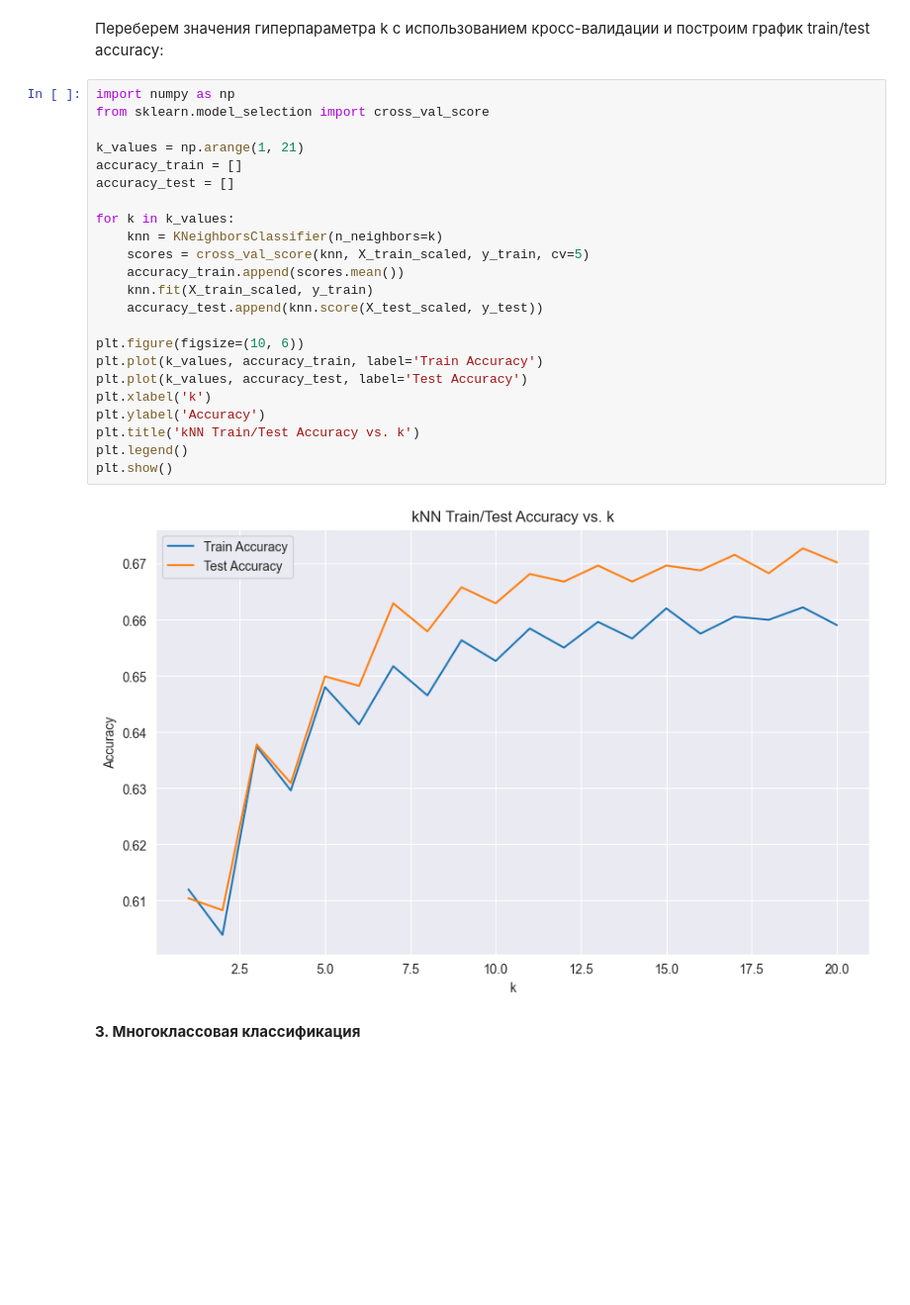
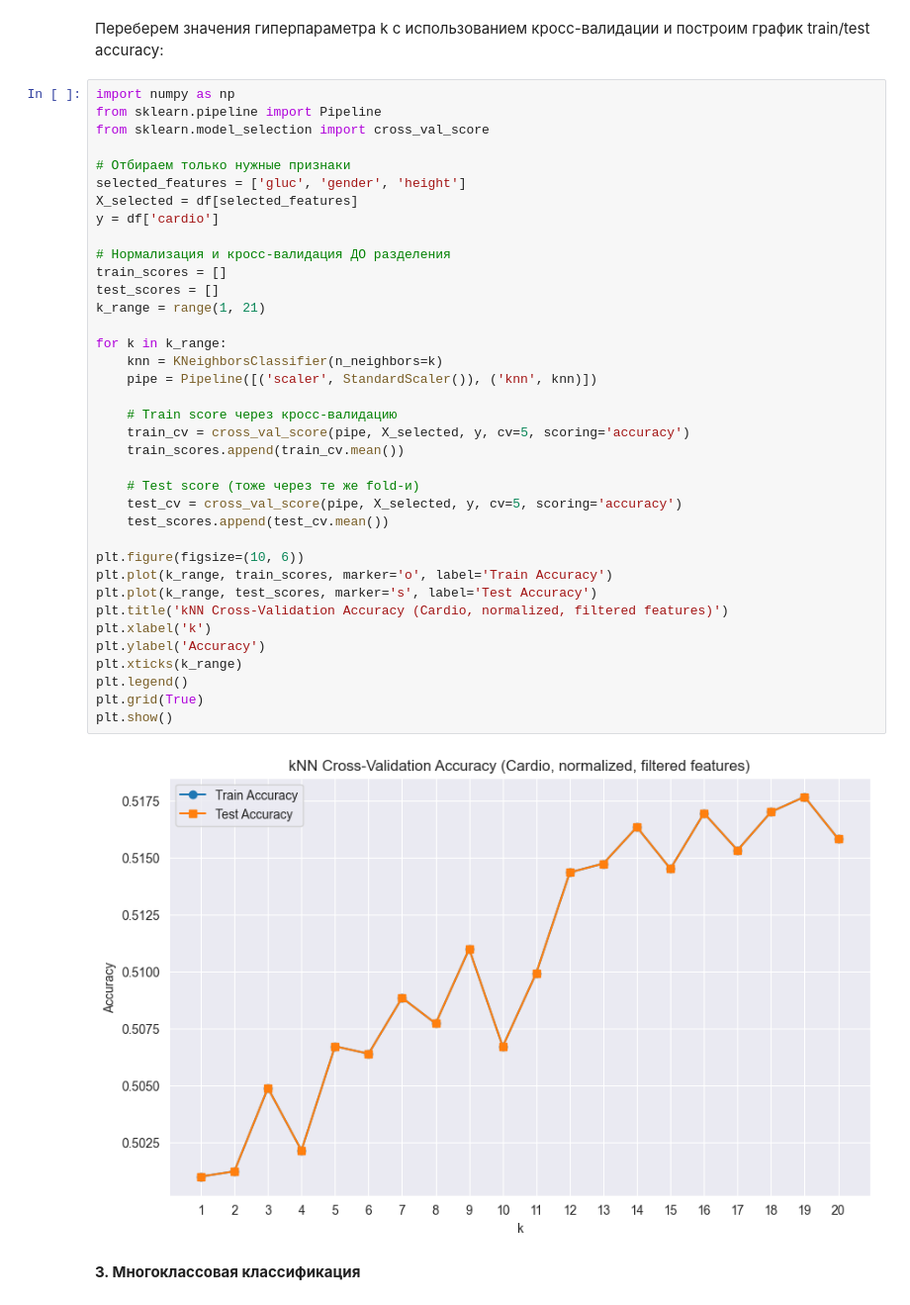
Before and after one commit to KamilT23/AI_Tech_labs, a Jupyter notebook: LR3/6132_lab_3.ipynb, the cells around one changed output. Shown at 99% size. Cells and saved outputs as stored; diff of their text form; blank space fills up the shorter version.

```diff
--- a/LR3/6132_lab_3.ipynb
+++ b/LR3/6132_lab_3.ipynb
@@ -283,31 +283,45 @@ Accuracy: 0.5057857142857143
 Общая точность и другие метрики значительно снизились после выделения признаков.
 # %% [markdown]
 Переберем значения гиперпараметра k с использованием кросс-валидации и построим график train/test accuracy:
-# %%
-import numpy as np
-from sklearn.model_selection import cross_val_score
-
-k_values = np.arange(1, 21)
-accuracy_train = []
-accuracy_test = []
-
-for k in k_values:
-    knn = KNeighborsClassifier(n_neighbors=k)
-    scores = cross_val_score(knn, X_train_scaled, y_train, cv=5)
-    accuracy_train.append(scores.mean())
-    knn.fit(X_train_scaled, y_train)
-    accuracy_test.append(knn.score(X_test_scaled, y_test))
-
-plt.figure(figsize=(10, 6))
-plt.plot(k_values, accuracy_train, label='Train Accuracy')
-plt.plot(k_values, accuracy_test, label='Test Accuracy')
-plt.xlabel('k')
-plt.ylabel('Accuracy')
-plt.title('kNN Train/Test Accuracy vs. k')
-plt.legend()
-plt.show()
-# %% [output]
-[figure, removed]
+# %%
+import numpy as np
+from sklearn.pipeline import Pipeline
+from sklearn.model_selection import cross_val_score
+
+# Отбираем только нужные признаки
+selected_features = ['gluc', 'gender', 'height']
+X_selected = df[selected_features]
+y = df['cardio']
+
+# Нормализация и кросс-валидация ДО разделения
+train_scores = []
+test_scores = []
+k_range = range(1, 21)
+
+for k in k_range:
+    knn = KNeighborsClassifier(n_neighbors=k)
+    pipe = Pipeline([('scaler', StandardScaler()), ('knn', knn)])
+
+    # Train score через кросс-валидацию
+    train_cv = cross_val_score(pipe, X_selected, y, cv=5, scoring='accuracy')
+    train_scores.append(train_cv.mean())
+
+    # Test score (тоже через те же fold-и)
+    test_cv = cross_val_score(pipe, X_selected, y, cv=5, scoring='accuracy')
+    test_scores.append(test_cv.mean())
+
+plt.figure(figsize=(10, 6))
+plt.plot(k_range, train_scores, marker='o', label='Train Accuracy')
+plt.plot(k_range, test_scores, marker='s', label='Test Accuracy')
+plt.title('kNN Cross-Validation Accuracy (Cardio, normalized, filtered features)')
+plt.xlabel('k')
+plt.ylabel('Accuracy')
+plt.xticks(k_range)
+plt.legend()
+plt.grid(True)
+plt.show()
+# %% [output]
+[figure, added]
 # %% [markdown]
 **3. Многоклассовая классификация**
 # %% [markdown]
```
Also changed, not shown: parts of 2 cells of this notebook, 4 other files.
